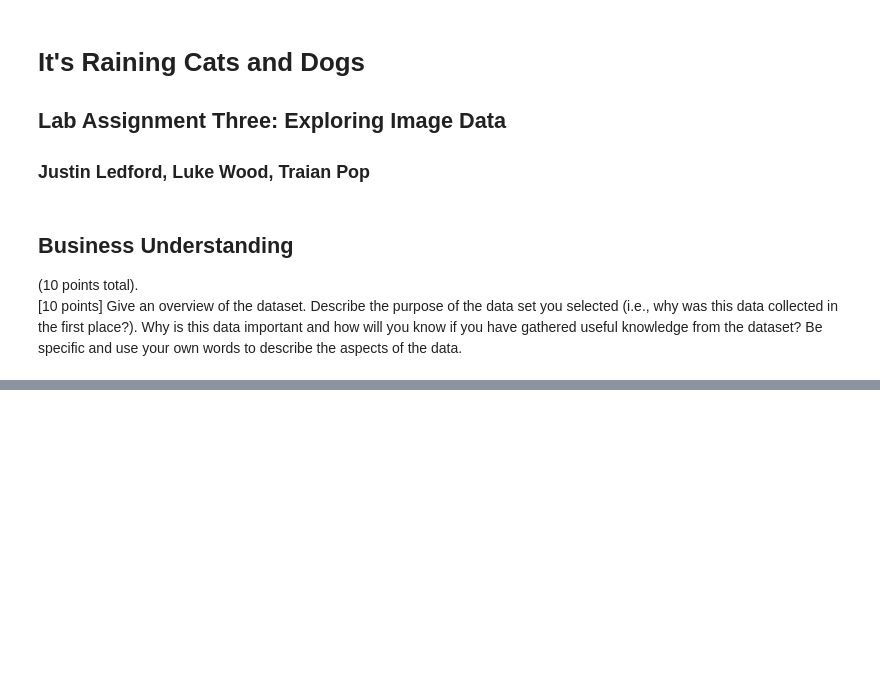
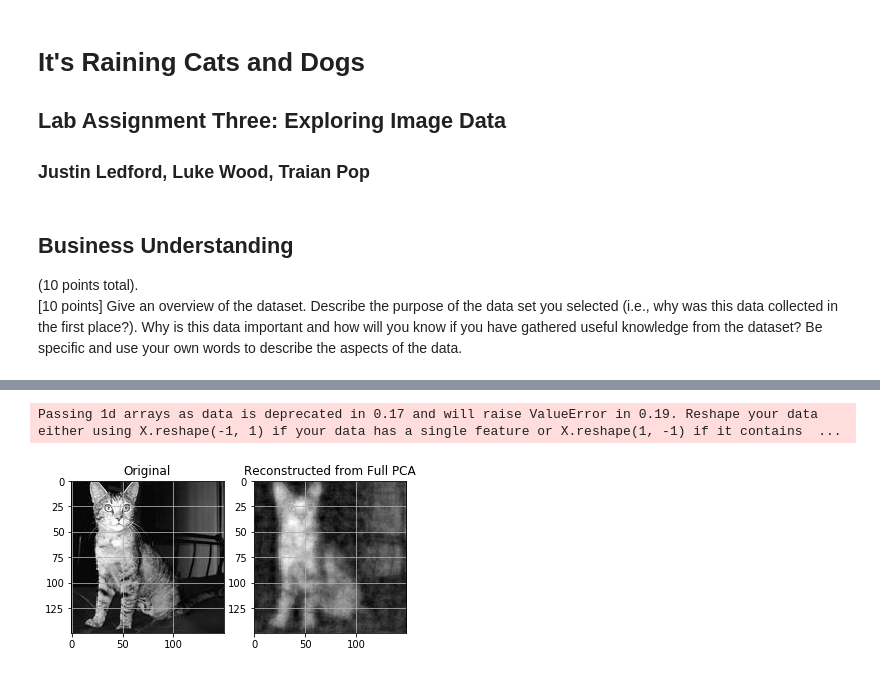
Before and after one commit to LukeWood/ItsRainingCatsAndDogs, a Jupyter notebook: DraftReport-3.ipynb, the cells around one changed output, grey strips where cells are left out. Cells and saved outputs as stored; diff of their text form; code cells hidden in the pictures; blank space fills up the shorter version.

Commit message:
Added a lot of image analyzing code + text to notebook

```diff
--- a/DraftReport-3.ipynb
+++ b/DraftReport-3.ipynb
@@ -91,0 +139,22 @@ plt.show()
+# %%
+def reconstruct_image(trans_obj,org_features):
+    low_rep = trans_obj.transform(org_features)
+    rec_image = trans_obj.inverse_transform(low_rep)
+    return low_rep, rec_image
+
+idx_to_reconstruct = 4
+low_dimensional_representation, reconstructed_image = reconstruct_image(pca,X[idx_to_reconstruct])
+# %% [output]
+Passing 1d arrays as data is deprecated in 0.17 and will raise ValueError in 0.19. Reshape your data either using X.reshape(-1, 1) if your data has a single feature or X.reshape(1, -1) if it contains  ...
+# %%
+plt.subplot(1,2,1)
+plt.imshow(X[idx_to_reconstruct].reshape((h, w)), cmap=plt.cm.gray)
+plt.title('Original')
+plt.grid()
+
+plt.subplot(1,2,2)
+plt.imshow(reconstructed_image.reshape((h, w)), cmap=plt.cm.gray)
+plt.title('Reconstructed from Full PCA')
+plt.grid()
+# %% [output]
+[figure, added]
```
Also changed, not shown: parts of 28 cells of this notebook, 5 other files.
